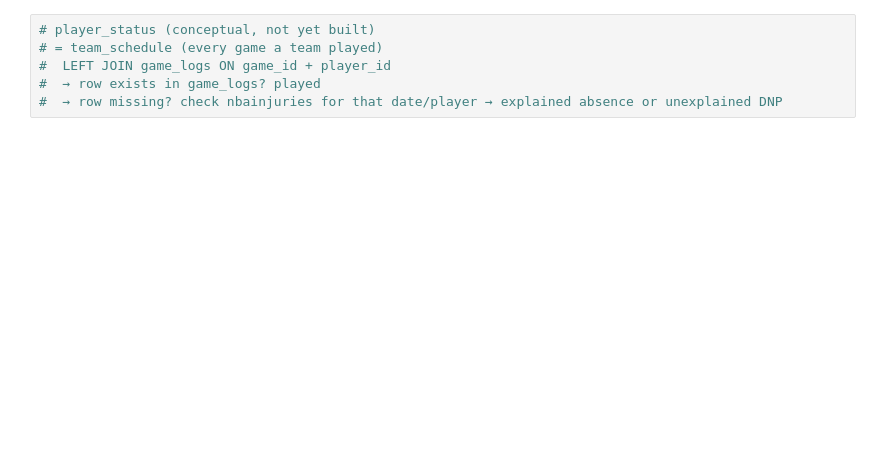
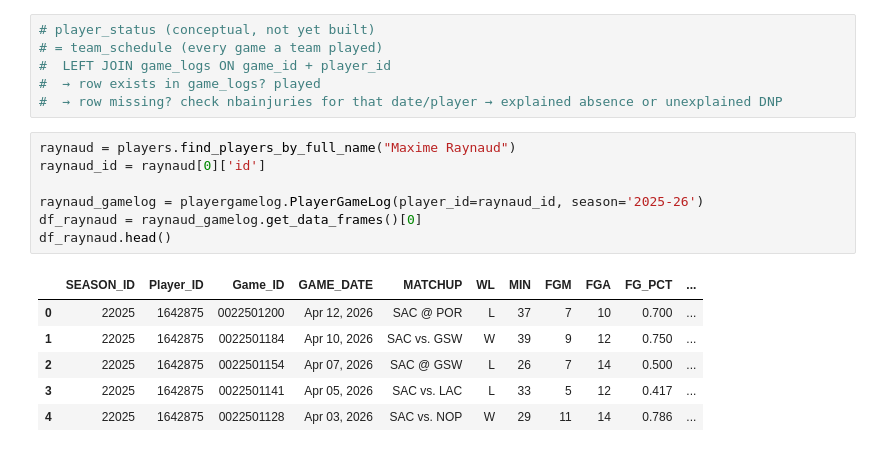
Before and after one commit to devinklong/two_words, a Jupyter notebook: notebooks/03_explore_team_schedule.ipynb, the cells around one changed output. Saved outputs shown, nothing was run; the diff lists cells and outputs as text; blank space fills up the shorter version.

```diff
--- a/notebooks/03_explore_team_schedule.ipynb
+++ b/notebooks/03_explore_team_schedule.ipynb
@@ -20,3 +137,17 @@ df_sac_schedule.head()
 #  LEFT JOIN game_logs ON game_id + player_id
 #  → row exists in game_logs? played
 #  → row missing? check nbainjuries for that date/player → explained absence or unexplained DNP
+# %%
+raynaud = players.find_players_by_full_name("Maxime Raynaud")
+raynaud_id = raynaud[0]['id']
+
+raynaud_gamelog = playergamelog.PlayerGameLog(player_id=raynaud_id, season='2025-26')
+df_raynaud = raynaud_gamelog.get_data_frames()[0]
+df_raynaud.head()
+# %% [output]
+|  | SEASON_ID | Player_ID | Game_ID | GAME_DATE | MATCHUP | WL | MIN | FGM | FGA | FG_PCT | ... |
+| 0 | 22025 | 1642875 | 0022501200 | Apr 12, 2026 | SAC @ POR | L | 37 | 7 | 10 | 0.700 | ... |
+| 1 | 22025 | 1642875 | 0022501184 | Apr 10, 2026 | SAC vs. GSW | W | 39 | 9 | 12 | 0.750 | ... |
+| 2 | 22025 | 1642875 | 0022501154 | Apr 07, 2026 | SAC @ GSW | L | 26 | 7 | 14 | 0.500 | ... |
+| 3 | 22025 | 1642875 | 0022501141 | Apr 05, 2026 | SAC vs. LAC | L | 33 | 5 | 12 | 0.417 | ... |
+| 4 | 22025 | 1642875 | 0022501128 | Apr 03, 2026 | SAC vs. NOP | W | 29 | 11 | 14 | 0.786 | ... |
```
Also changed, not shown: parts of 16 cells of this notebook, 1 other file.
